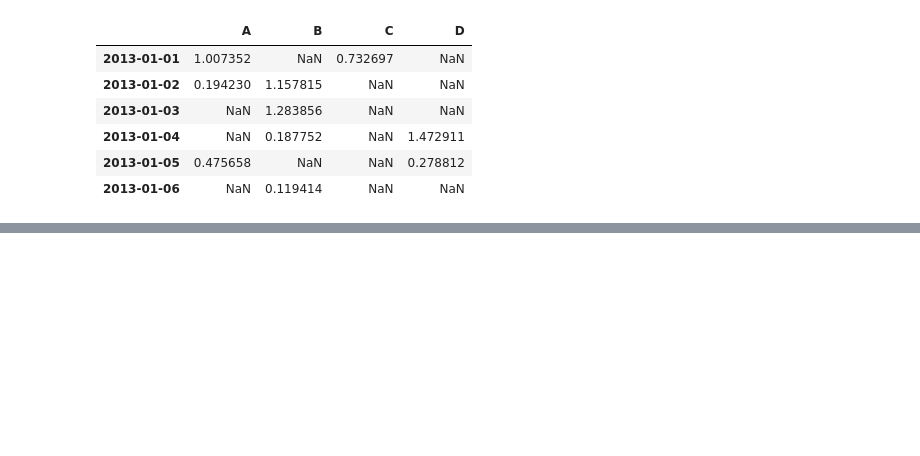
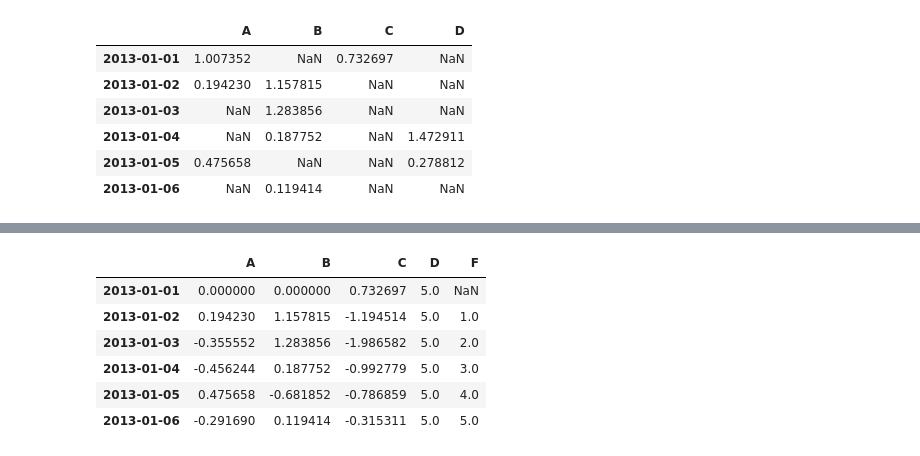
Before and after one commit to namsuhyeong/pandas, a Jupyter notebook: 10_minutes_to_pandas.ipynb, the cells around one changed output, grey strips where cells are left out. Drawn from its saved outputs; the diff is of its cells as text; code cells hidden in the pictures; blank space fills up the shorter version.

```diff
--- a/10_minutes_to_pandas.ipynb
+++ b/10_minutes_to_pandas.ipynb
@@ -259,0 +284,18 @@ df2 = df.copy()
+# %%
+df["F"] = s1
+# %%
+df.at[dates[0], "A"] = 0
+# %%
+df.iat[0, 1] = 0
+# %%
+df.loc[:, "D"] = np.array([5] * len(df))
+# %%
+df
+# %% [output]
+|  | A | B | C | D | F |
+| 2013-01-01 | 0.000000 | 0.000000 | 0.732697 | 5.0 | NaN |
+| 2013-01-02 | 0.194230 | 1.157815 | -1.194514 | 5.0 | 1.0 |
+| 2013-01-03 | -0.355552 | 1.283856 | -1.986582 | 5.0 | 2.0 |
+| 2013-01-04 | -0.456244 | 0.187752 | -0.992779 | 5.0 | 3.0 |
+| 2013-01-05 | 0.475658 | -0.681852 | -0.786859 | 5.0 | 4.0 |
+| 2013-01-06 | -0.291690 | 0.119414 | -0.315311 | 5.0 | 5.0 |
```
Also changed, not shown: parts of 7 cells of this notebook.
